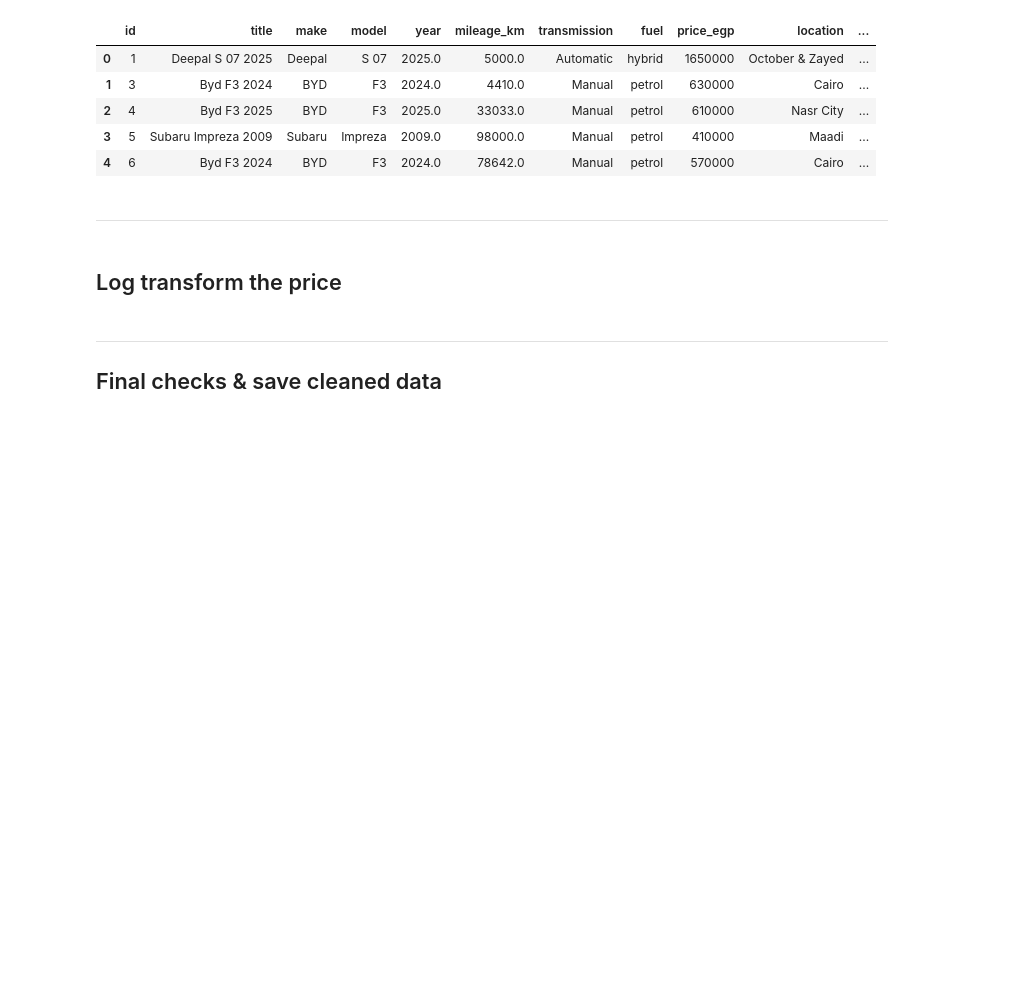
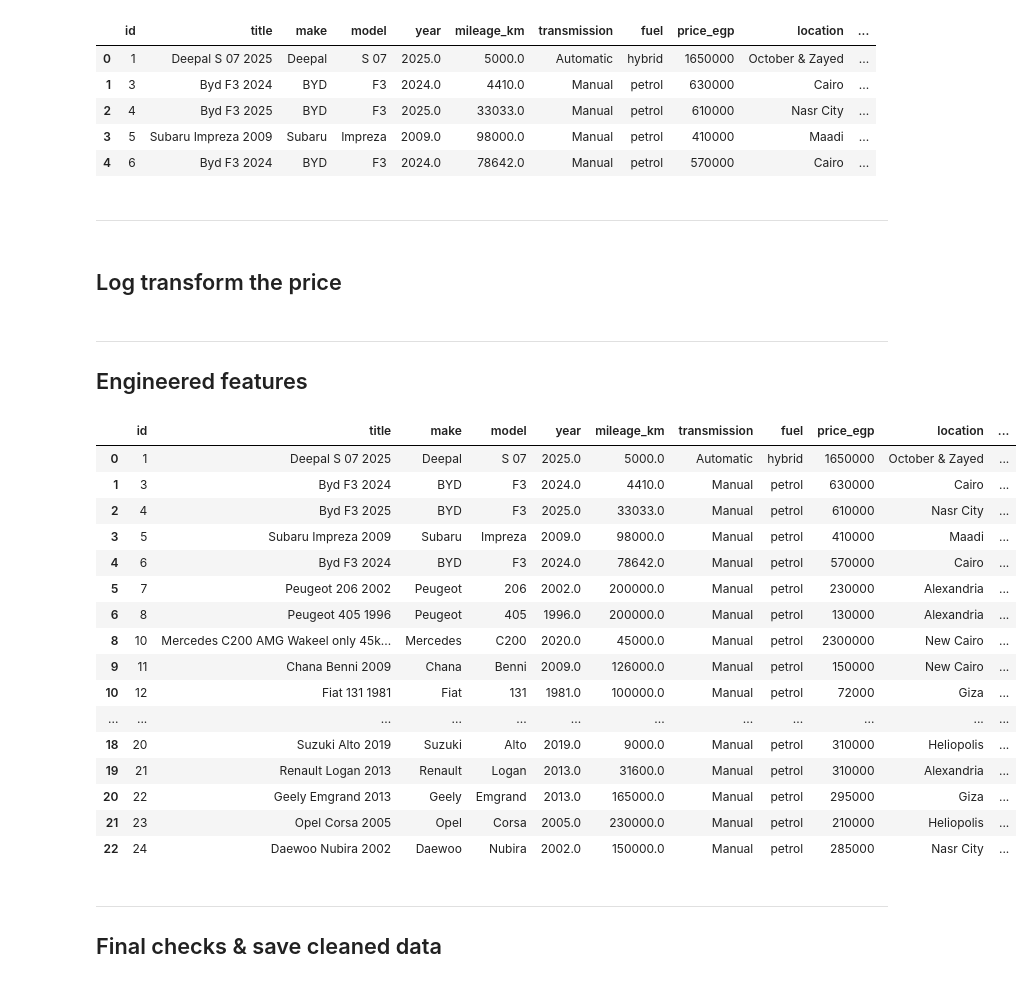
Before and after one commit to Mohamedemad456/GP, a Jupyter notebook: ml-service/notebooks/02_data_cleaning.ipynb, the cells around one changed output. Saved outputs shown, nothing was run; the diff lists cells and outputs as text; code cells hidden in the pictures; blank space fills up the shorter version.

```diff
--- a/ml-service/notebooks/02_data_cleaning.ipynb
+++ b/ml-service/notebooks/02_data_cleaning.ipynb
@@ -792,3 +792,7 @@ df.head()
 ## Log transform the price
 # %%
 df['price_egp_log'] = np.log10(df['price_egp'])
+# %% [markdown]
+---
+
+## Engineered features
@@ -795,3 +803,23 @@ df['price_egp_log'] = np.log10(df['price_egp'])
+# %%
+df.head(20)
+# %% [output]
+|  | id | title | make | model | year | mileage_km | transmission | fuel | price_egp | location | ... |
+| 0 | 1 | Deepal S 07 2025 | Deepal | S 07 | 2025.0 | 5000.0 | Automatic | hybrid | 1650000 | October & Zayed | ... |
+| 1 | 3 | Byd F3 2024 | BYD | F3 | 2024.0 | 4410.0 | Manual | petrol | 630000 | Cairo | ... |
+| 2 | 4 | Byd F3 2025 | BYD | F3 | 2025.0 | 33033.0 | Manual | petrol | 610000 | Nasr City | ... |
+| 3 | 5 | Subaru Impreza 2009 | Subaru | Impreza | 2009.0 | 98000.0 | Manual | petrol | 410000 | Maadi | ... |
+| 4 | 6 | Byd F3 2024 | BYD | F3 | 2024.0 | 78642.0 | Manual | petrol | 570000 | Cairo | ... |
+| 5 | 7 | Peugeot 206 2002 | Peugeot | 206 | 2002.0 | 200000.0 | Manual | petrol | 230000 | Alexandria | ... |
+| 6 | 8 | Peugeot 405 1996 | Peugeot | 405 | 1996.0 | 200000.0 | Manual | petrol | 130000 | Alexandria | ... |
+| 8 | 10 | Mercedes C200 AMG Wakeel only 45k... | Mercedes | C200 | 2020.0 | 45000.0 | Manual | petrol | 2300000 | New Cairo | ... |
+| 9 | 11 | Chana Benni 2009 | Chana | Benni | 2009.0 | 126000.0 | Manual | petrol | 150000 | New Cairo | ... |
+| 10 | 12 | Fiat 131 1981 | Fiat | 131 | 1981.0 | 100000.0 | Manual | petrol | 72000 | Giza | ... |
+| ... | ... | ... | ... | ... | ... | ... | ... | ... | ... | ... | ... |
+| 18 | 20 | Suzuki Alto 2019 | Suzuki | Alto | 2019.0 | 9000.0 | Manual | petrol | 310000 | Heliopolis | ... |
+| 19 | 21 | Renault Logan 2013 | Renault | Logan | 2013.0 | 31600.0 | Manual | petrol | 310000 | Alexandria | ... |
+| 20 | 22 | Geely Emgrand 2013 | Geely | Emgrand | 2013.0 | 165000.0 | Manual | petrol | 295000 | Giza | ... |
+| 21 | 23 | Opel Corsa 2005 | Opel | Corsa | 2005.0 | 230000.0 | Manual | petrol | 210000 | Heliopolis | ... |
+| 22 | 24 | Daewoo Nubira 2002 | Daewoo | Nubira | 2002.0 | 150000.0 | Manual | petrol | 285000 | Nasr City | ... |
 # %% [markdown]
 ---
 
```
Also changed, not shown: parts of 26 cells of this notebook, 6 other files.
